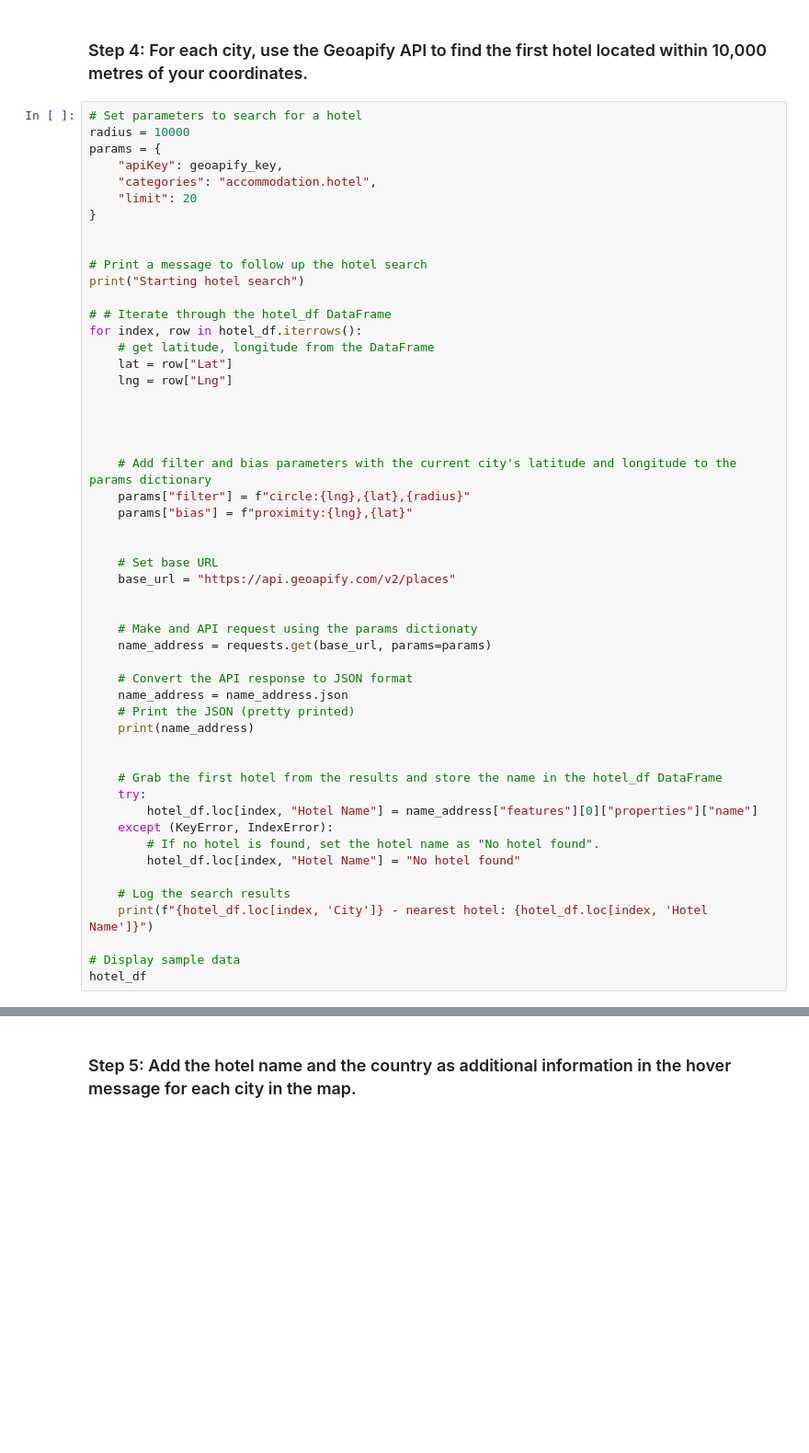
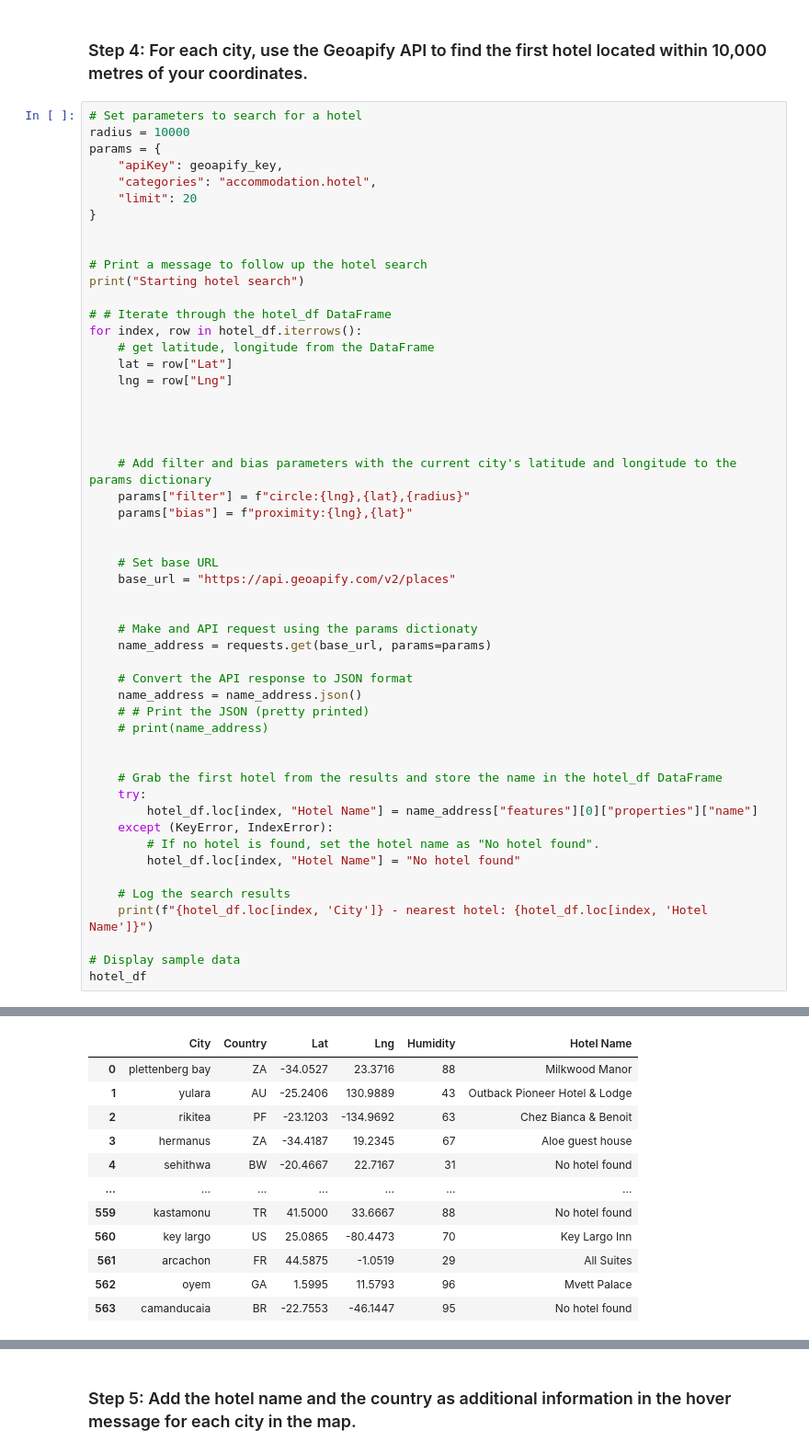
Before and after one commit to jessicabarker51/python-api-challenge, a Jupyter notebook: VacationPy.ipynb, the cells around one changed output, grey strips where cells are left out. Shown at 92% size. Cells and saved outputs as stored; diff of their text form; blank space fills up the shorter version.

```diff
--- a/VacationPy.ipynb
+++ b/VacationPy.ipynb
@@ -127,9 +126,9 @@ for index, row in hotel_df.iterrows():
     name_address = requests.get(base_url, params=params)
 
     # Convert the API response to JSON format
-    name_address = name_address.json
-    # Print the JSON (pretty printed)
-    print(name_address)
+    name_address = name_address.json()
+    # # Print the JSON (pretty printed)
+    # print(name_address)
 
 
     # Grab the first hotel from the results and store the name in the hotel_df DataFrame
@@ -149,0 +164,12 @@ Starting hotel search
+|  | City | Country | Lat | Lng | Humidity | Hotel Name |
+| 0 | plettenberg bay | ZA | -34.0527 | 23.3716 | 88 | Milkwood Manor |
+| 1 | yulara | AU | -25.2406 | 130.9889 | 43 | Outback Pioneer Hotel & Lodge |
+| 2 | rikitea | PF | -23.1203 | -134.9692 | 63 | Chez Bianca & Benoit |
+| 3 | hermanus | ZA | -34.4187 | 19.2345 | 67 | Aloe guest house |
+| 4 | sehithwa | BW | -20.4667 | 22.7167 | 31 | No hotel found |
+| ... | ... | ... | ... | ... | ... | ... |
+| 559 | kastamonu | TR | 41.5000 | 33.6667 | 88 | No hotel found |
+| 560 | key largo | US | 25.0865 | -80.4473 | 70 | Key Largo Inn |
+| 561 | arcachon | FR | 44.5875 | -1.0519 | 29 | All Suites |
+| 562 | oyem | GA | 1.5995 | 11.5793 | 96 | Mvett Palace |
+| 563 | camanducaia | BR | -22.7553 | -46.1447 | 95 | No hotel found |
```
Also changed, not shown: parts of 6 cells of this notebook, 7 other files.
